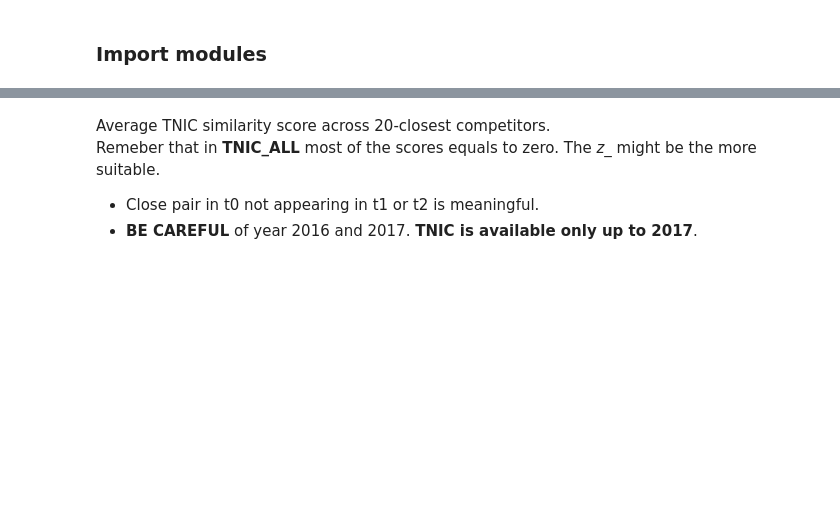
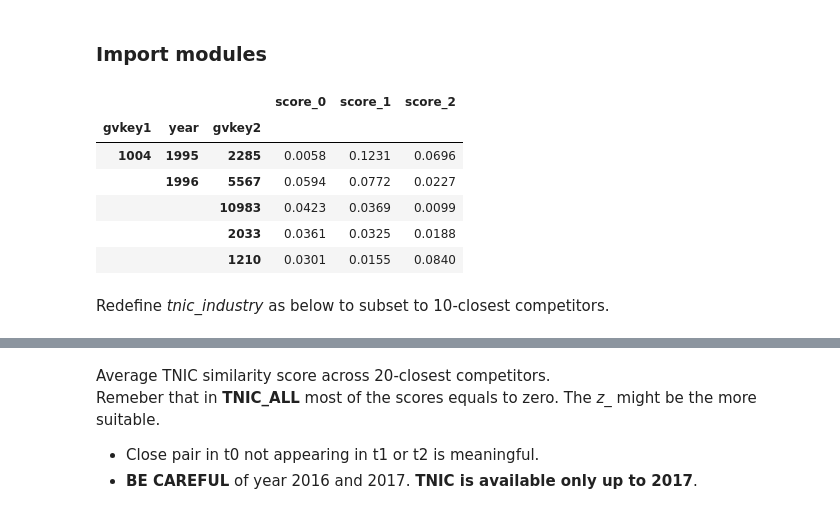
Before and after one commit to heejinohn/cko2019, a Jupyter notebook: 1_code/Review_IV.ipynb, the cells around one changed output, grey strips where cells are left out. Drawn from its saved outputs; the diff is of its cells as text; code cells hidden in the pictures; blank space fills up the shorter version.

Commit message:
Add subset of 10-close competitors

```diff
--- a/1_code/Review_IV.ipynb
+++ b/1_code/Review_IV.ipynb
@@ -78,3 +78,15 @@ import sqlite3
 # # !scp $WRDS:/scratch/ou/hohn/tnic_ind_update.pkl ../2_pipeline/
 # %%
 tnic_industry = pd.read_pickle('../2_pipeline/tnic_ind_update.pkl')
+# %%
+tnic_industry.head()
+# %% [output]
+|  |  |  | score_0 | score_1 | score_2 |
+| gvkey1 | year | gvkey2 |  |  |  |
+| 1004 | 1995 | 2285 | 0.0058 | 0.1231 | 0.0696 |
+|  | 1996 | 5567 | 0.0594 | 0.0772 | 0.0227 |
+|  |  | 10983 | 0.0423 | 0.0369 | 0.0099 |
+|  |  | 2033 | 0.0361 | 0.0325 | 0.0188 |
+|  |  | 1210 | 0.0301 | 0.0155 | 0.0840 |
+# %% [markdown]
+Redefine _tnic_industry_ as below to subset to 10-closest competitors.
```
Also changed, not shown: parts of 53 cells of this notebook.
